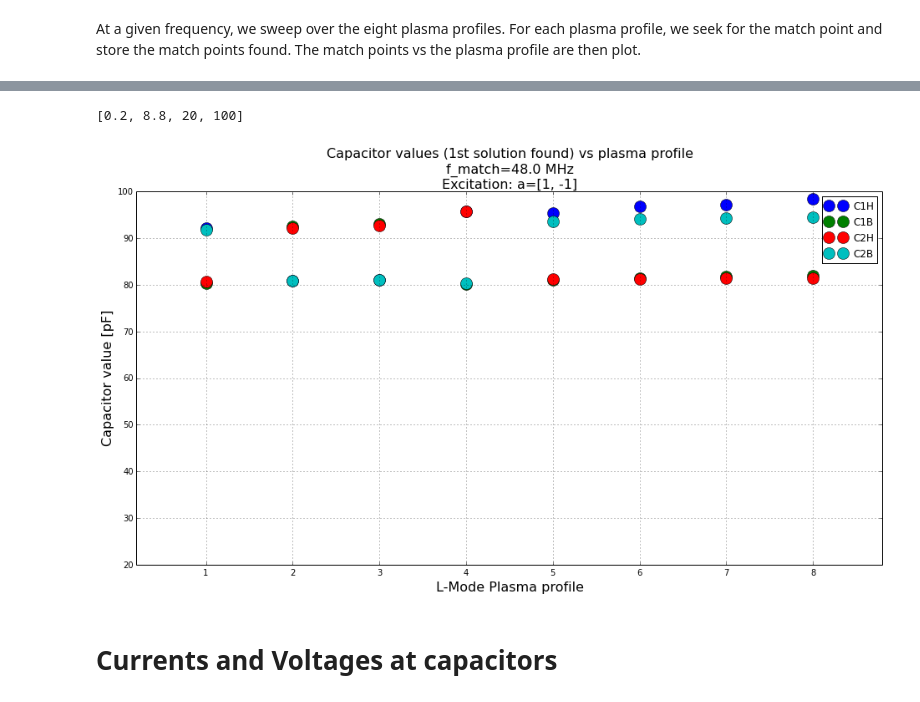
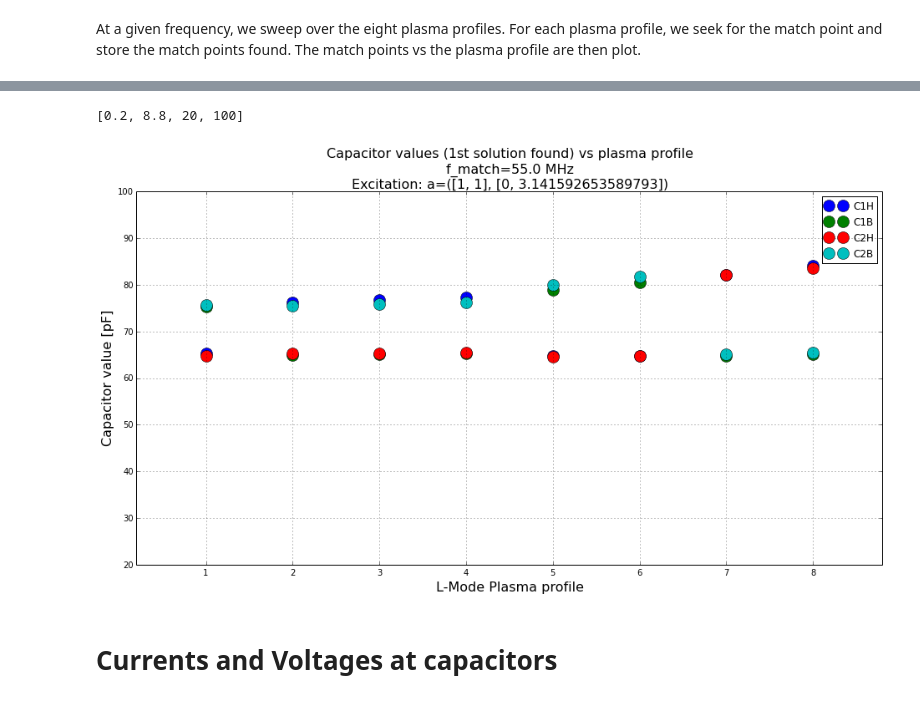
Before and after one commit to Hash--/ICRH, a Jupyter notebook: notebooks/RDL_matching_TOPICA.ipynb, the cells around one changed output, grey strips where cells are left out. Cells and saved outputs as stored; diff of their text form; code cells hidden in the pictures.

```diff
--- a/notebooks/RDL_matching_TOPICA.ipynb
+++ b/notebooks/RDL_matching_TOPICA.ipynb
@@ -92,8 +85,10 @@ axarr[0,1].set_title('S1active and S2active')
 axarr[7,0].set_xlabel('f [MHz]')
 axarr[7,1].set_xlabel('f [MHz]')
 # let's go Marco !
-for id in xrange(8):
-    RDL.plasma = TOPICA_2_network('WEST_ICRH/TOPICA/TSproto12_'+str(int(f_match/1e6))+'MHz/Zs_TSproto12_Profile'+str(id+1)+'.txt')
+for id in range(8):
+    RDL.plasma = TOPICA_plasma(\
+            '../icrh/data/Sparameters/WEST/plasma_from_TOPICA/S_TSproto12_55MHz_Profile{}.s4p'.format(int(plasma_profile_nb)), \
+            bridge.frequency)
     # S11 and S22
     axarr[id, 0].plot(RDL.get_f()/1e6, RDL.get_network().s_db[:,0,0], lw=2)
     axarr[id, 0].plot(RDL.get_f()/1e6, RDL.get_network().s_db[:,1,1], lw=2)
@@ -101,7 +96,7 @@ for id in xrange(8):
     axarr[id, 0].set_ylabel('[dB]' )
 
     # Sactive1 and Sactive2
-    Sact = RDL.get_s_active(a_in)
+    Sact = RDL.get_s_active(power_in, phase_in)
     axarr[id, 1].plot(RDL.get_f()/1e6, 20*np.log10(np.abs(Sact[:,0])), lw=2)
     axarr[id, 1].plot(RDL.get_f()/1e6, 20*np.log10(np.abs(Sact[:,1])), lw=2)
     axarr[id, 1].grid(True)
@@ -111,7 +105,9 @@ NameError: name 'TOPICA_2_network' is not defined
 # %%
-for id in xrange(1, 9):
-    RDL.plasma = TOPICA_2_network('WEST_ICRH/TOPICA/TSproto12_'+str(int(f_match/1e6))+'MHz/Zs_TSproto12_Profile'+str(id)+'.txt')
-    VSWR_active = RDL.get_vswr_active(a_in)
+for id in range(1, 9):
+    RDL.plasma = TOPICA_plasma(\
+                               '../icrh/data/Sparameters/WEST/plasma_from_TOPICA/S_TSproto12_55MHz_Profile{}.s4p'.format(id),\
+                               bridge.frequency)
+    VSWR_active = RDL.get_vswr_active(power_in, phase_in)
 
     subplot(1,2,1)
     plot(RDL.get_f()/1e6, VSWR_active[:,0] , lw=2)
@@ -131,20 +127,21 @@ NameError: name 'TOPICA_2_network' is not defined
 # %% [markdown]
 At a given frequency, we sweep over the eight plasma profiles. For each plasma profile, we seek for the match point and store the match points found. The match points vs the plasma profile are then plot.
 # %%
-f_match = 48e6 # matching frequency
+f_match = 55e6 # matching frequency
 Z_match = [30+1j*0, 30+1j*0] # matching impedance
-a_in = [1, -1] # input power waves
+power_in = [1, 1]
+phase_in = [0, pi]
 # %%
-RL1 = ResonantLoop(bridge, impedance_transformer, window)
-RL2 = ResonantLoop(bridge, impedance_transformer, window)
+CT1 = ConjugateT(bridge, impedance_transformer, window)
+CT2 = ConjugateT(bridge, impedance_transformer, window)
 C_vs_plasma_profile = np.zeros((8,4)) # 8 profiles, 4 capacitor values
 
-for id_profile in xrange(1, 9):
-    filename = 'WEST_ICRH/TOPICA/TSproto12_'+str(int(f_match/1e6))+'MHz/Zs_TSproto12_Profile'+str(id_profile)+'.txt'
+for id_profile in range(1, 9):
+    filename = '../icrh/data/Sparameters/WEST/plasma_from_TOPICA/S_TSproto12_55MHz_Profile{}.s4p'.format(id_profile)
     print('========== '+filename)
-    plasma_TOPICA = TopicaResult(filename, z0=46.7).to_skrf_network(bridge.frequency)
-    RDL = ResonantDoubleLoop(RL1, RL2, plasma_TOPICA)
+    plasma_TOPICA = TOPICA_plasma(filename, bridge.frequency)
+    RDL = ResonantDoubleLoop(CT1, CT2, plasma_TOPICA)
 
-    sol_TOPICA = RDL.match(a_in, f_match, Z_match)
+    sol_TOPICA = RDL.match(power_in, phase_in, f_match, Z_match)
     C_vs_plasma_profile[id_profile-1, :] = sol_TOPICA.x
 # %% [output]
@@ -198,16 +176,16 @@ array([[ 92.22588845,  80.39008184,  80.67056269,  91.79646113],
 # %%
-plot(xrange(1,9), C_vs_plasma_profile/1e-12, 'o', markersize=14 )
+plot(range(1,9), C_vs_plasma_profile/1e-12, 'o', markersize=14 )
 grid()
 title('Capacitor values (1st solution found) vs plasma profile \n'
       'f_match='+str(f_match/1e6)+' MHz \n'
-      'Excitation: a='+str(a_in),  fontsize=16 )
+      'Excitation: a='+str((power_in, phase_in)),  fontsize=16 )
 xlabel('L-Mode Plasma profile',  fontsize=16)
 ylabel('Capacitor value [pF]',  fontsize=16)
 legend(('C1H', 'C1B' , 'C2H', 'C2B'), loc='best')
 axis([0.2, 8.8, 20, 100])
 # %% [output]
 [0.2, 8.8, 20, 100]
-[figure, old version]
+[figure, new version]
 # %% [markdown]
 # Currents and Voltages at capacitors
 # %% [markdown]
```
Also changed, not shown: parts of 15 cells of this notebook, 4 other files.
